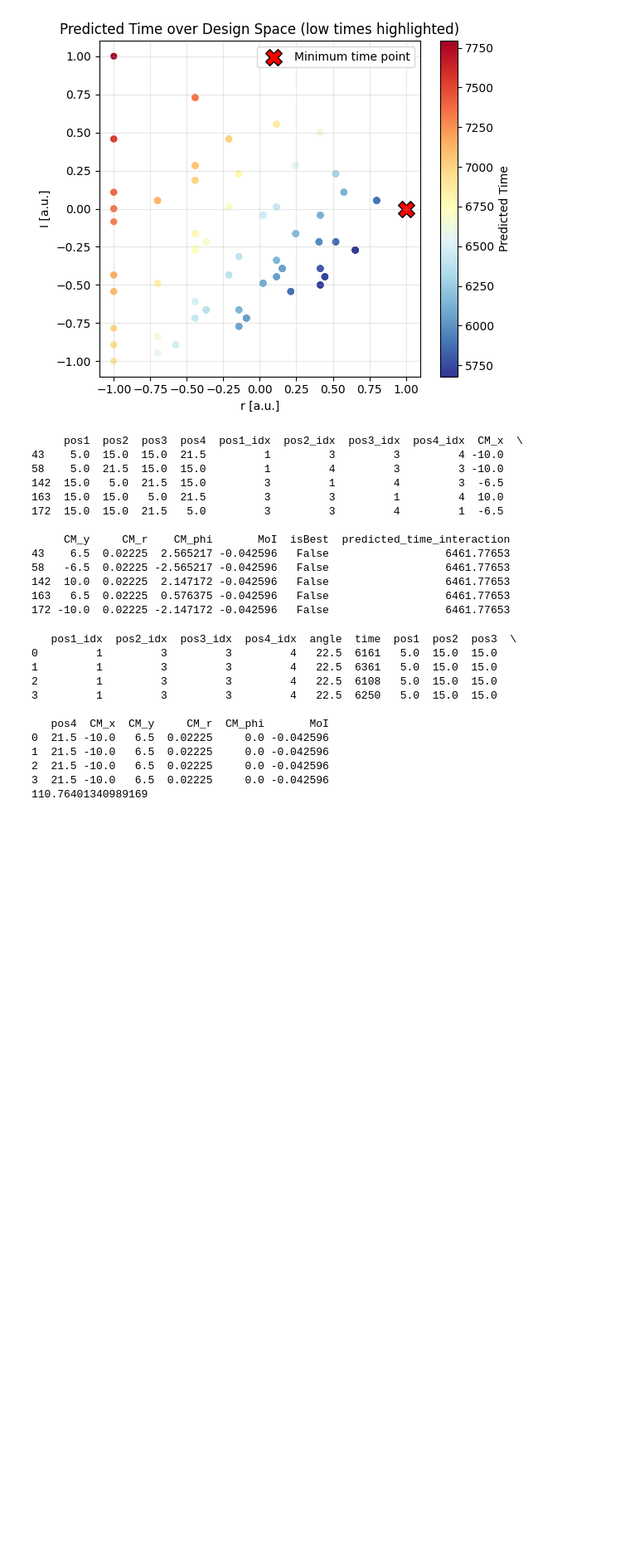
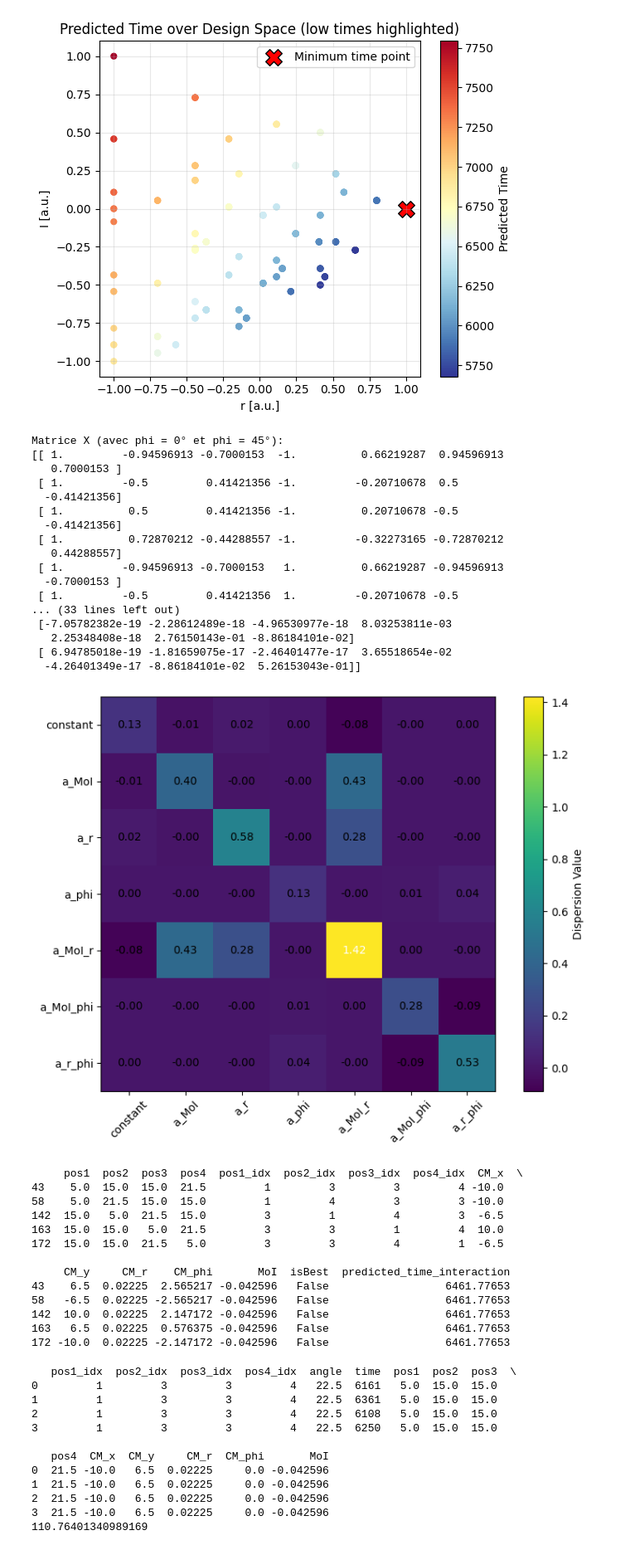
Before and after one commit to Fantastic-Fabian/Doe, a Jupyter notebook: Project.ipynb, the cells around one changed output. Shown: that part at 83% size. Drawn from its saved outputs; the diff is of its cells as text; code cells hidden in the pictures; blank space fills up the shorter version.

Commit message:
added dispersion calculation

```diff
--- a/Project.ipynb
+++ b/Project.ipynb
@@ -407,6 +366,75 @@ def plot_predicted_time(df, col, sigma=110):
 plot_predicted_time(df, 'predicted_time_interaction', sigma=0)
 # %% [output]
 [figure]
+# %%
+# Create two copies of best_points: one for phi=0, one for phi=45 (scaled to 1)
+best_points_phi0 = best_points.copy()
+best_points_phi0['CM_phi'] = -1  # phi = 0° scaled
+
+best_points_phi45 = best_points.copy()
+best_points_phi45['CM_phi'] = 1  # phi = 45° scaled
+
+# Combine both sets
+best_points_extended = pd.concat([best_points_phi0, best_points_phi45], ignore_index=True)
+
+# Construction de la matrice X pour le modèle avec interaction phi
+X_best = np.column_stack([
+    np.ones(len(best_points_extended)),
+    best_points_extended['MoI'],
+    best_points_extended['CM_r'],
+    best_points_extended['CM_phi'],
+    best_points_extended['MoI'] * best_points_extended['CM_r'],
+    best_points_extended['MoI'] * best_points_extended['CM_phi'],
+    best_points_extended['CM_r'] * best_points_extended['CM_phi']
+])
+
+# Matrice d'information
+XtX = X_best.T @ X_best
+
+# Matrice de dispersion (normalisée, sans sigma^2)
+Dispersion = np.linalg.inv(XtX)
+
+print("Matrice X (avec phi = 0° et phi = 45°):")
+print(X_best)
+
+print("\nMatrice d'information X^T X :")
+print(XtX)
+
+print("\nMatrice de dispersion (X^T X)^(-1) :")
+print(Dispersion)
+
+def plot_dispersion_matrix(Dispersion, parameter_names, filename):
+    plt.figure(figsize=(8,6))
+    plt.imshow(Dispersion, cmap='viridis', interpolation='nearest')
+    for i in range(Dispersion.shape[0]):
+        for j in range(Dispersion.shape[1]):
+            plt.text(j, i, f"{Dispersion[i, j]:.2f}", ha='center', va='center', color='white' if Dispersion[i, j] > np.max(Dispersion)/2 else 'black')
+    plt.colorbar(label='Dispersion Value')
+    plt.xticks(range(len(Dispersion)), parameter_names, rotation=45)
+    plt.yticks(range(len(Dispersion)), parameter_names)
+    plt.tight_layout()
+    plt.savefig(filename)
+    plt.show()
+plot_dispersion_matrix(Dispersion, ["constant", *names_interaction], "Dispersion_matrix_interaction_model.png")
+# %% [output]
+Matrice X (avec phi = 0° et phi = 45°):
+[[ 1.         -0.94596913 -0.7000153  -1.          0.66219287  0.94596913
+   0.7000153 ]
+ [ 1.         -0.5         0.41421356 -1.         -0.20710678  0.5
+  -0.41421356]
+ [ 1.          0.5         0.41421356 -1.          0.20710678 -0.5
+  -0.41421356]
+ [ 1.          0.72870212 -0.44288557 -1.         -0.32273165 -0.72870212
+   0.44288557]
+ [ 1.         -0.94596913 -0.7000153   1.          0.66219287 -0.94596913
+  -0.7000153 ]
+ [ 1.         -0.5         0.41421356  1.         -0.20710678 -0.5
+... (33 lines left out)
+ [-7.05782382e-19 -2.28612489e-18 -4.96530977e-18  8.03253811e-03
+   2.25348408e-18  2.76150143e-01 -8.86184101e-02]
+ [ 6.94785018e-19 -1.81659075e-17 -2.46401477e-17  3.65518654e-02
+  -4.26401349e-17 -8.86184101e-02  5.26153043e-01]]
+[figure, added]
 # %%
 print(df[(np.abs(df.CM_r) < 0.1) & (np.abs(df.MoI)<0.1)].head())
 # %% [output]
```
Also changed, not shown: parts of 5 cells of this notebook, 6 other files.
